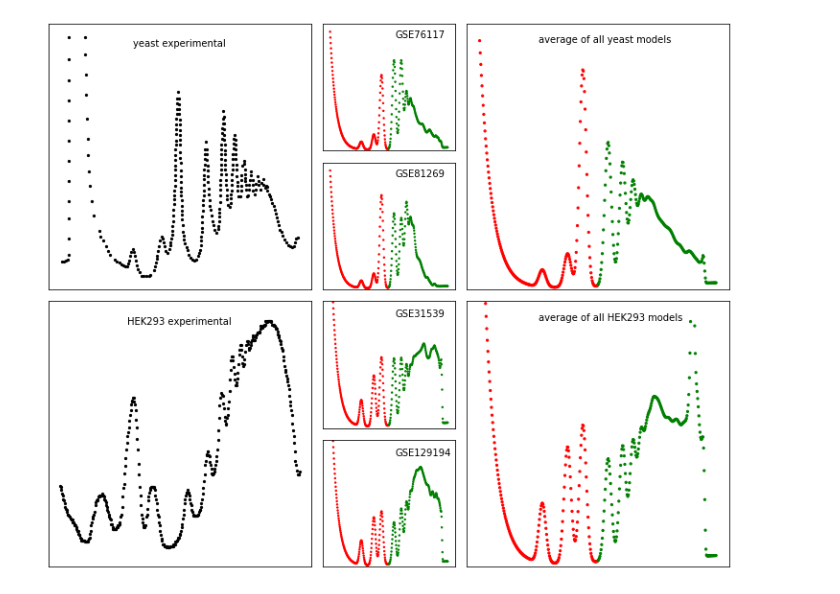
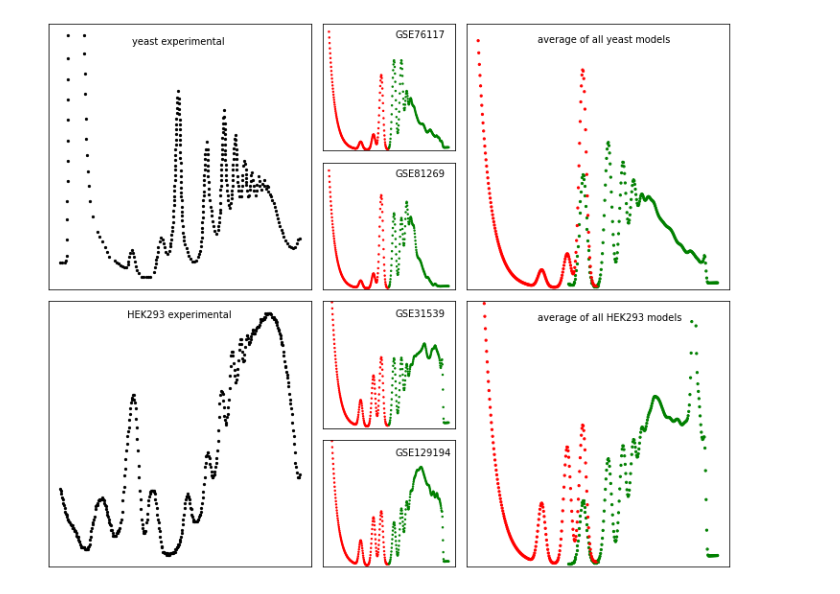
Before and after one commit to tobiasvonderhaar/polysomes, a Jupyter notebook: Figure 4 revised.ipynb, the cells around one changed output. Drawn from its saved outputs; the diff is of its cells as text; code cells hidden in the pictures.

```diff
--- a/Figure 4 revised.ipynb
+++ b/Figure 4 revised.ipynb
@@ -10,7 +10,7 @@ import importlib
 yeast_exp = pd.read_csv('Data/poly_yeast.csv')
 hek_exp = pd.read_csv('Data/poly_hek.csv')
 # %%
-#model average traces for the HEK and yeast datasets
+#model average traces for the HEK and yeast datasets, with and without the assumed "idle" ribosomes
 
 #EXECUTION OF THIS CELL TAKES AROUND ONE MINUTE ON AN 8TH GEN i7
 
@@ -18,24 +18,32 @@ hek_exp = pd.read_csv('Data/poly_hek.csv')
 hek_datasets = pd.read_csv('Data/hek293_datasets.csv')['SeriesID'].values
 yeast_datasets = pd.read_csv('Data/yeast_datasets.csv')['SeriesID'].values
 #model peak volumes
-hek_peak_vols,yeast_peak_vols=[],[]
+hek_peak_vols_with,yeast_peak_vols_with=[],[]
+hek_peak_vols_without,yeast_peak_vols_without=[],[]
 for dataset_name in hek_datasets:
     dataset = pd.read_csv('Data/' + dataset_name +'.csv')
     if ('length' in dataset.columns) and ('RNA_Prints' in dataset.columns):
-        hek_peak_vols.append(polyan.fp2poly(dataset,has_length=True,parset='HEK'))
+        hek_peak_vols_with.append(polyan.fp2poly(dataset,has_length=True,parset='HEK'))
+        hek_peak_vols_without.append(polyan.fp2poly(dataset,has_length=True,parset='HEK',include_idle=False))
     elif 'RNA_Prints' in dataset.columns:
-        hek_peak_vols.append(polyan.fp2poly(dataset,parset='HEK'))
+        hek_peak_vols_with.append(polyan.fp2poly(dataset,parset='HEK'))
+        hek_peak_vols_without.append(polyan.fp2poly(dataset,parset='HEK',include_idle=False))
     else:
-        hek_peak_vols.append(polyan.fp2poly(dataset,has_RNA=False,parset='HEK'))
-hek_av = np.mean(hek_peak_vols, axis=0)
+        hek_peak_vols_with.append(polyan.fp2poly(dataset,has_RNA=False,parset='HEK'))
+        hek_peak_vols_without.append(polyan.fp2poly(dataset,has_RNA=False,parset='HEK',include_idle=False))
+hek_av_with = np.mean(hek_peak_vols_with, axis=0)
+hek_av_without = np.mean(hek_peak_vols_without, axis=0)
 
 for dataset_name in yeast_datasets:
     dataset = pd.read_csv('Data/' + dataset_name +'.csv')
     if 'RNA_Prints' in dataset.columns:
-        yeast_peak_vols.append(polyan.fp2poly(dataset))
+        yeast_peak_vols_with.append(polyan.fp2poly(dataset))
+        yeast_peak_vols_without.append(polyan.fp2poly(dataset,include_idle=False))
     else:
-        yeast_peak_vols.append(polyan.fp2poly(dataset,has_RNA=False))
-yeast_av = np.mean(yeast_peak_vols, axis=0)
+        yeast_peak_vols_with.append(polyan.fp2poly(dataset,has_RNA=False))
+        yeast_peak_vols_without.append(polyan.fp2poly(dataset,has_RNA=False))
+yeast_av_with = np.mean(yeast_peak_vols_with, axis=0)
+yeast_av_without = np.mean(yeast_peak_vols_without, axis=0)
 # %%
 #model the selected examples to display individually
 yeast_samples = [polyan.fp2poly(pd.read_csv('Data/GSE76117.csv')),polyan.fp2poly(pd.read_csv('Data/GSE81269.csv'))]
@@ -73,36 +81,42 @@ for i,s in enumerate(yeast_samples):
     axs = fig.add_subplot(gs[i,3])
     axs.scatter(trace[0],trace[1],s=2,c=cs)
     axs.set_ylim((0,yeast_max_y))
     axs.text(0.55,6.2,['GSE76117','GSE81269'][i])
     axs.set_xticks(())
     axs.set_yticks(())
 
 for i,s in enumerate(hek_samples):
     trace = polyan.plot_poly(s)
     axs = fig.add_subplot(gs[i+2,3])
     axs.scatter(trace[0],trace[1],s=2,c=cs)
     axs.set_ylim((0,hek_max_y))
     axs.text(0.55,3.5,['GSE31539','GSE129194'][i])
     axs.set_xticks(())
     axs.set_yticks(())
 
 #plot average polysomes
 y_av = fig.add_subplot(gs[:2,4:])
-y_trace = polyan.plot_poly(yeast_av)
-y_av.scatter(y_trace[0],y_trace[1],s=5,c=cs)
+y_trace_with = polyan.plot_poly(yeast_av_with)
+y_trace_without = polyan.plot_poly(yeast_av_without)
+reduce_y = max(y_trace_with[1][210:-50])/max(y_trace_without[1][210:-50])
+y_av.scatter(y_trace_without[0][150:200],y_trace_without[1][150:200]*reduce_y,s=5,c='green')
+y_av.scatter(y_trace_with[0],y_trace_with[1],s=5,c=cs)
 y_av.set_ylim((0,yeast_max_y))
 y_av.text(0.25,6.5,'average of all yeast models')
 y_av.set_xticks(())
 y_av.set_yticks(())
 
 h_av = fig.add_subplot(gs[2:4,4:])
-h_trace = polyan.plot_poly(hek_av)
-h_av.scatter(h_trace[0],h_trace[1],s=5,c=cs)
+h_trace_with = polyan.plot_poly(hek_av_with)
+h_trace_without = polyan.plot_poly(hek_av_without)
+reduce_h = max(h_trace_with[1][210:-50])/max(h_trace_without[1][210:-50])
+h_av.scatter(h_trace_without[0][150:200],h_trace_without[1][150:200]*reduce_h,s=5,c='green')
+h_av.scatter(h_trace_with[0],h_trace_with[1],s=5,c=cs)
 h_av.set_ylim((0,hek_max_y))
 h_av.text(0.25,3.7,'average of all HEK293 models')
 h_av.set_xticks(())
 h_av.set_yticks(())
-#plt.savefig('Figure 4 revised.svg')
+#plt.savefig('Figure 4 revised R2.svg')
 plt.show()
 # %% [output]
-[figure, old version]
+[figure, new version]
```
Also changed, not shown: 14 other files.
